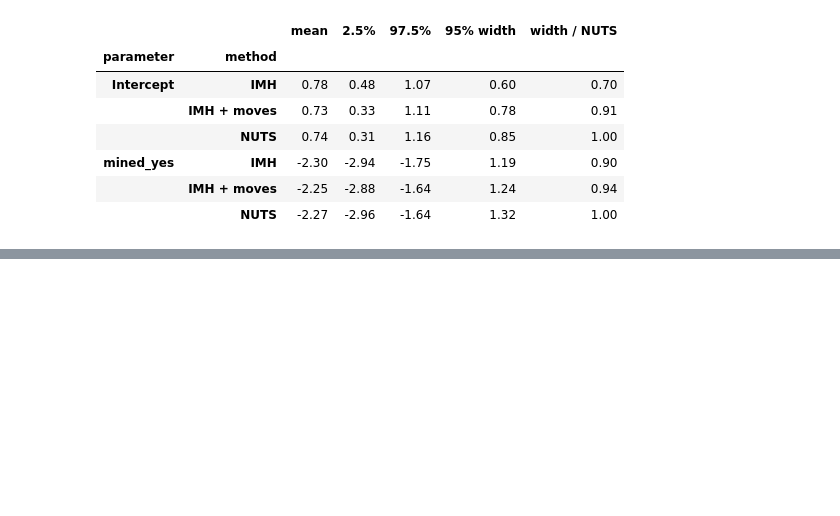
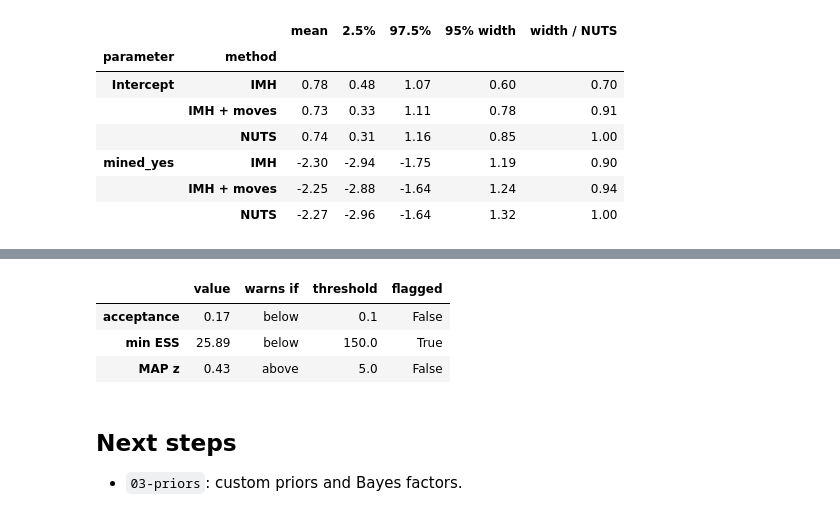
Before and after one commit to adkipnis/metabeta, a Jupyter notebook: demos/02-families.ipynb, the cells around one changed output, grey strips where cells are left out. Saved outputs shown, nothing was run; the diff lists cells and outputs as text; code cells hidden in the pictures; blank space fills up the shorter version.

```diff
--- a/demos/02-families.ipynb
+++ b/demos/02-families.ipynb
@@ -336,0 +288,20 @@ your own priors and compares models with Bayes factors.
+# %%
+sg = result_imh.safeguards
+pd.DataFrame(
+    {
+        'value': [sg['accept_rate'][0], sg['ess_min'][0], sg['map_z'][0]],
+        'warns if': ['below', 'below', 'above'],
+        'threshold': [sg['accept_threshold'], sg['ess_threshold'], sg['map_z_threshold']],
+        'flagged': [sg['accept_flag'][0], sg['ess_flag'][0], sg['map_z_flag'][0]],
+    },
+    index=['acceptance', 'min ESS', 'MAP z'],
+).round(2)
+# %% [output]
+|  | value | warns if | threshold | flagged |
+| acceptance | 0.17 | below | 0.1 | False |
+| min ESS | 25.89 | below | 150.0 | True |
+| MAP z | 0.43 | above | 5.0 | False |
+# %% [markdown]
+## Next steps
+
+- `03-priors`: custom priors and Bayes factors.
```
Also changed, not shown: parts of 41 cells of this notebook.
